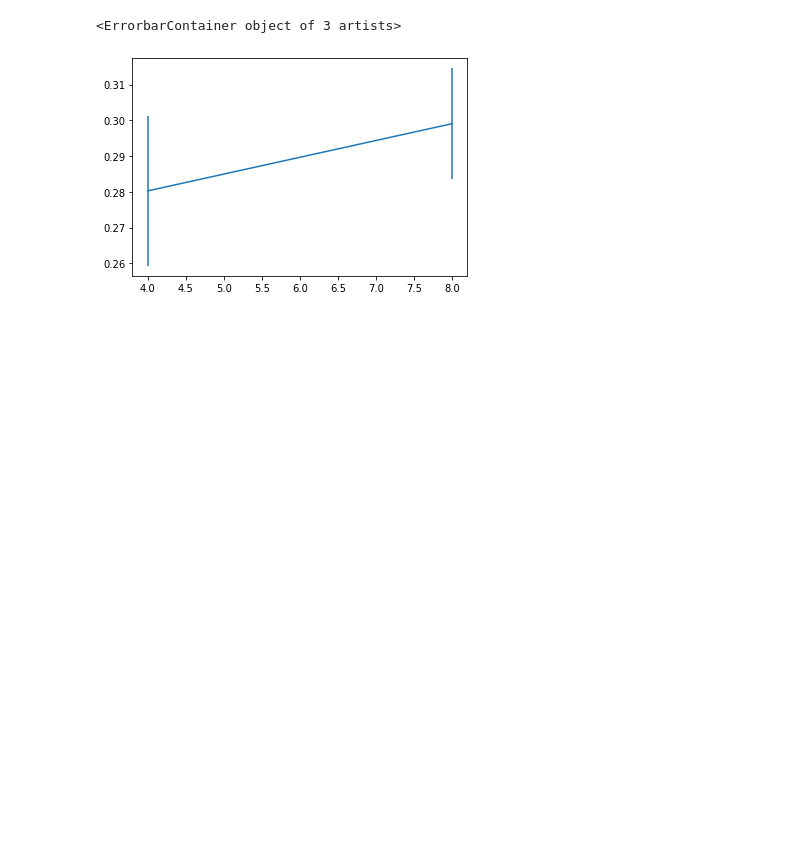
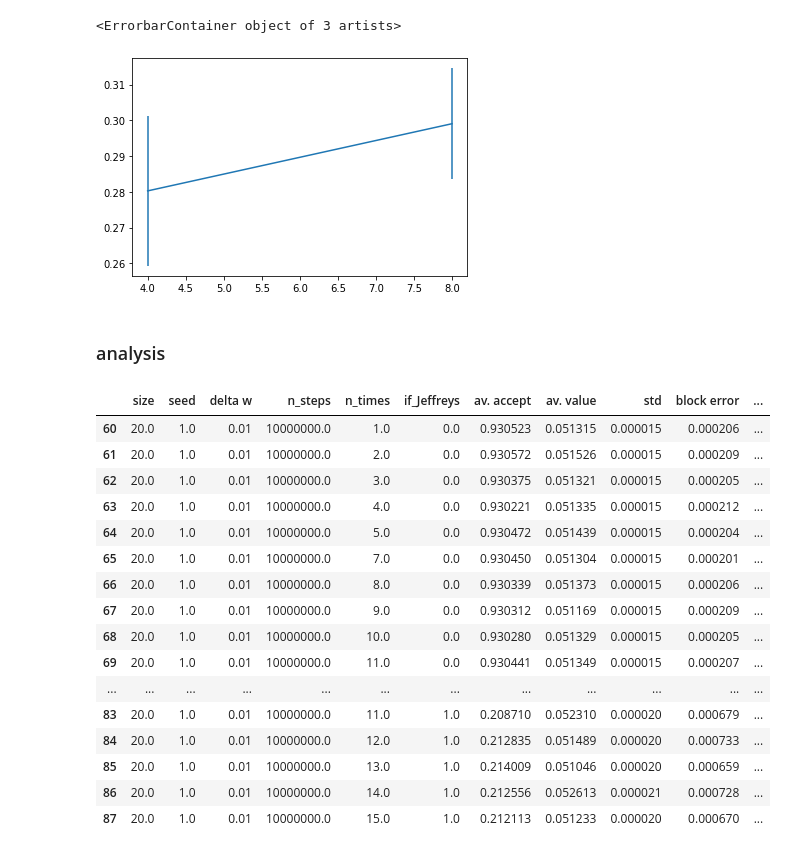
Before and after one commit to IvanGilardoni/Jeffreys_prior, a Jupyter notebook: main3.ipynb, the cells around one changed output. Drawn from its saved outputs; the diff is of its cells as text; code cells hidden in the pictures; blank space fills up the shorter version.

```diff
--- a/main3.ipynb
+++ b/main3.ipynb
@@ -461,3 +462,43 @@ av_pop = [blocks[0], blocks[1], blocks[2]]
 cols = ['av. accept', 'av. value', 'std', 'block error']
 temp = pandas.DataFrame([av_accept] + av_pop, index=cols, columns=[0]).T
 temp.to_csv('values.txt')
+# %% [markdown]
+### analysis
+# %%
+root_path = '../Results/sampling_frames/'
+dir_list = os.listdir(root_path)
+
+my_dfs = {}
+
+for i, s in enumerate(dir_list):
+    my_dfs[i] = pandas.read_csv(root_path + dir_list[i]).iloc[:, 1:]
+
+my_df = pandas.concat(my_dfs)
+my_df['name'] = dir_list
+del my_dfs
+
+my_df = my_df.sort_values(['n_steps', 'size', 'if_Jeffreys', 'n_times'], ignore_index=True)
+
+my_df = my_df[my_df['size'] == 20]
+
+my_df = my_df[my_df['n_steps'] == 10000000]
+
+my_df
+# %% [output]
+|  | size | seed | delta w | n_steps | n_times | if_Jeffreys | av. accept | av. value | std | block error | ... |
+| 60 | 20.0 | 1.0 | 0.01 | 10000000.0 | 1.0 | 0.0 | 0.930523 | 0.051315 | 0.000015 | 0.000206 | ... |
+| 61 | 20.0 | 1.0 | 0.01 | 10000000.0 | 2.0 | 0.0 | 0.930572 | 0.051526 | 0.000015 | 0.000209 | ... |
+| 62 | 20.0 | 1.0 | 0.01 | 10000000.0 | 3.0 | 0.0 | 0.930375 | 0.051321 | 0.000015 | 0.000205 | ... |
+| 63 | 20.0 | 1.0 | 0.01 | 10000000.0 | 4.0 | 0.0 | 0.930221 | 0.051335 | 0.000015 | 0.000212 | ... |
+| 64 | 20.0 | 1.0 | 0.01 | 10000000.0 | 5.0 | 0.0 | 0.930472 | 0.051439 | 0.000015 | 0.000204 | ... |
+| 65 | 20.0 | 1.0 | 0.01 | 10000000.0 | 7.0 | 0.0 | 0.930450 | 0.051304 | 0.000015 | 0.000201 | ... |
+| 66 | 20.0 | 1.0 | 0.01 | 10000000.0 | 8.0 | 0.0 | 0.930339 | 0.051373 | 0.000015 | 0.000206 | ... |
+| 67 | 20.0 | 1.0 | 0.01 | 10000000.0 | 9.0 | 0.0 | 0.930312 | 0.051169 | 0.000015 | 0.000209 | ... |
+| 68 | 20.0 | 1.0 | 0.01 | 10000000.0 | 10.0 | 0.0 | 0.930280 | 0.051329 | 0.000015 | 0.000205 | ... |
+| 69 | 20.0 | 1.0 | 0.01 | 10000000.0 | 11.0 | 0.0 | 0.930441 | 0.051349 | 0.000015 | 0.000207 | ... |
+| ... | ... | ... | ... | ... | ... | ... | ... | ... | ... | ... | ... |
+| 83 | 20.0 | 1.0 | 0.01 | 10000000.0 | 11.0 | 1.0 | 0.208710 | 0.052310 | 0.000020 | 0.000679 | ... |
+| 84 | 20.0 | 1.0 | 0.01 | 10000000.0 | 12.0 | 1.0 | 0.212835 | 0.051489 | 0.000020 | 0.000733 | ... |
+| 85 | 20.0 | 1.0 | 0.01 | 10000000.0 | 13.0 | 1.0 | 0.214009 | 0.051046 | 0.000020 | 0.000659 | ... |
+| 86 | 20.0 | 1.0 | 0.01 | 10000000.0 | 14.0 | 1.0 | 0.212556 | 0.052613 | 0.000021 | 0.000728 | ... |
+| 87 | 20.0 | 1.0 | 0.01 | 10000000.0 | 15.0 | 1.0 | 0.212113 | 0.051233 | 0.000020 | 0.000670 | ... |
```
Also changed, not shown: parts of 2 cells of this notebook, 2 other files.
